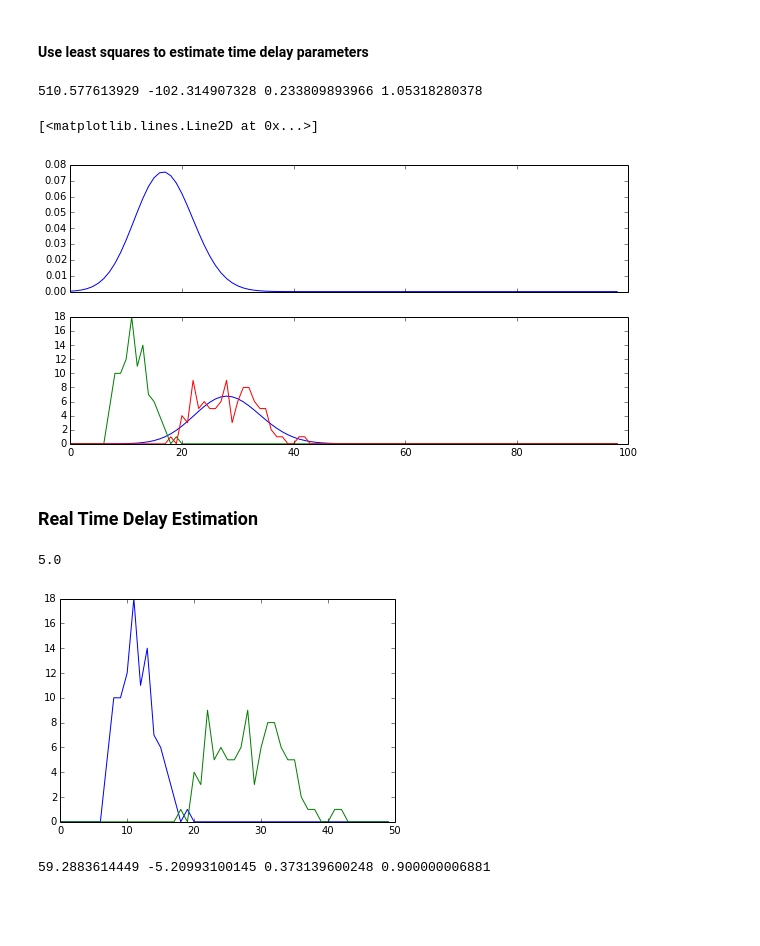
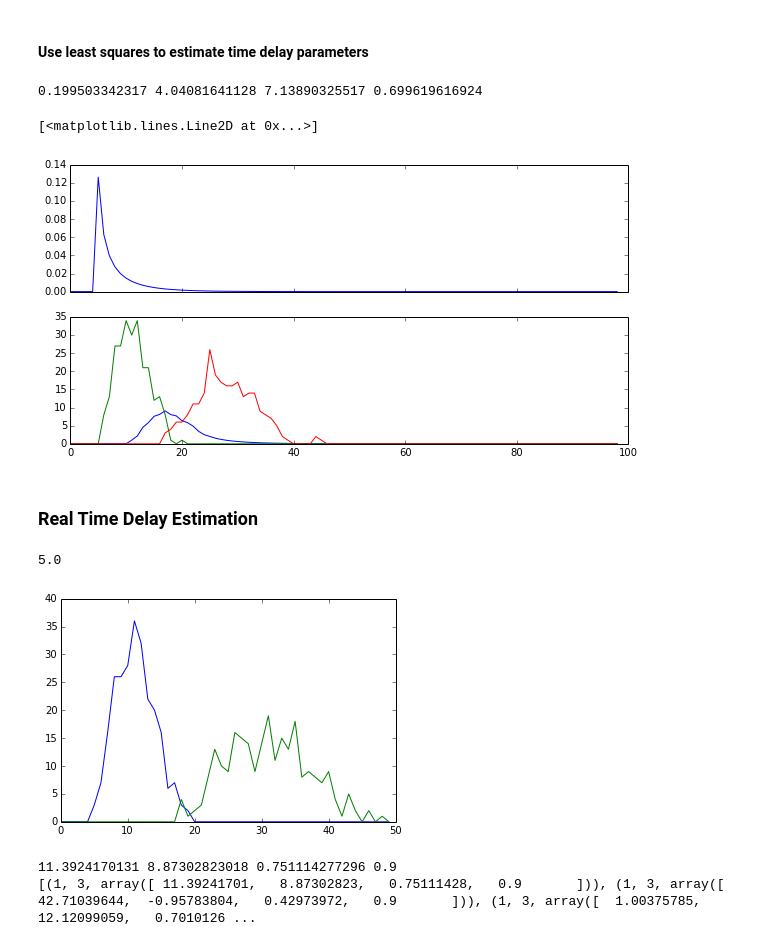
Before and after one commit to athuras/relay, a Jupyter notebook: lambda_agent/pyCrunch/PredictionTesting.ipynb, the cells around one changed output. Cells and saved outputs as stored; diff of their text form; code cells hidden in the pictures; blank space fills up the shorter version.

Commit message:
Refactoring time delay. Adding test for full intersection.

```diff
--- a/lambda_agent/pyCrunch/PredictionTesting.ipynb
+++ b/lambda_agent/pyCrunch/PredictionTesting.ipynb
@@ -28,7 +28,7 @@ def generate_nbr_signals(distance, speed_limit, fast_coeff, amount):
 
     sample = stats.foldnorm(1, scale=3)
 
-    A = sample.rvs(100)#np.where(pwm == 1)[0]
+    A = sample.rvs(250)#np.where(pwm == 1)[0]
 
     # Noise
     n1 = stats.foldnorm(1, scale=2)
@@ -36,18 +36,20 @@ def generate_nbr_signals(distance, speed_limit, fast_coeff, amount):
     noise = n1.rvs(size=A.size) + n2.rvs(size=A.size)
 
     #lag = G.rvs(size=A.size)
-    C = A + 2.2 * noise
-    B = A + 3.0 * noise
+    D = A + 3.4 * noise
+    C = A + 1.8 * noise
+    B = A + 1.3 * noise
     A = A + noise
     u = B.mean() - A.mean()
     s = (A.std() + B.std()) / 2
     a = A#[(A >= u - 2 * s) & (A <= u + 2 * s)]
     b = B#[(B >= u - 2 * s) & (B <= u + 2 * s)]
     c = C
+    d = D
 
     # minslice
     q = min(a.size, b.size, c.size, amount)
-    return G, min_time, a[:q], b[:q], c[:q]
+    return G, min_time, a[:q], b[:q], c[:q], d[:q]
 # %% [markdown]
 ### Generating Predicitons
 # %% [markdown]
@@ -56,7 +58,7 @@ def generate_nbr_signals(distance, speed_limit, fast_coeff, amount):
 bhvr_sample = (((0, 1, 0.1), (0, 2, 0.6), (0, 3, 0.3), (3, 2, 1), (1, 0, 1), \
             (2, 1, 0.2), (2, 0, 0.7), (2, 3, 0.1)),)
 
-gamm, min_time, A, B, C = generate_nbr_signals(1000, 60, 1.2, 400)
+gamm, min_time, A, B, C, D = generate_nbr_signals(1000, 60, 1.2, 400)
 
 # for gamma
 shape = 3
@@ -118,7 +120,7 @@ plsq = leastsq(residuals, p0, args=(y_meas, x))
 f_sh, f_loc, f_sc, a = plsq[0]
 print f_sh, f_loc, f_sc, a
 # %% [output]
-510.577613929 -102.314907328 0.233809893966 1.05318280378
+0.199503342317 4.04081641128 7.13890325517 0.699619616924
 # %%
 l = np.linspace(0, 99, 99)
 fit = stats.gamma(f_sh, loc=f_loc, scale=f_sc).pdf(l)
@@ -133,7 +135,7 @@ a2.plot(y_meas)
 a1.plot(fit)
 # %% [output]
 [<matplotlib.lines.Line2D at 0x...>]
-[figure, old version]
+[figure, new version]
 # %% [markdown]
 ### Real Time Delay Estimation
 # %%
@@ -141,45 +143,54 @@ import time_delay as td
 # %%
 reload(td)
 
-bhvr_sample = (((0, 1, 0.1), (0, 2, 0.6), (0, 3, 0.3), (3, 2, 1), (1, 0, 1), \
-            (2, 1, 0.2), (2, 0, 0.7), (2, 3, 0.1)),)
+bhvr_sample = ((0, 1, 0.1), (0, 2, 0.6), (0, 3, 0.3), (3, 2, 1), (1, 0, 1), \
+            (2, 1, 0.2), (2, 0, 0.7), (2, 3, 0.1))
+
+nbr_bhvrs = (bhvr_sample, bhvr_sample, bhvr_sample, bhvr_sample, bhvr_sample,)
 
 # gamm, min_time, A, B, C = generate_nbr_signals(500, 60, 1.2, 400)
 
 # for gamma
 shape = 2.0
 loc= 5.0#min_time
 scale= 2.0
 gain = 0.9
 
-edges = ((1, 3, (shape, loc, scale, gain)),)
+edges = ((1, 3, (shape, loc, scale, gain)),(1, 3, (shape, loc, scale, gain)),
+         (1, 3, (shape, loc, scale, gain)),(1, 3, (shape, loc, scale, gain)))
 
 bins = np.linspace(0, 100, 100)
 hA = np.histogram(A, bins)
-hO = (np.zeros(len(hA[0])), hA[1])
-nbr_signals = ([hA, hO, hO],)
+hB = np.histogram(B, bins)
+hC = np.histogram(C, bins)
+hD = np.histogram(D, bins)[0]
 
-inlet_signal = np.histogram(B, bins)
+# hO = (np.zeros(len(hA[0])), hA[1])
+
+nbr_signals = ([hA, hB, hC], [hB, hC, hA], [hC, hA, hB],[hC, hB, hA],)
+
+inlet_signal = (hD, hD, hD, hD,)
 
 n = bins.shape[0]
 y_meas = inlet_signal[0]
 x = nbr_signals[0][0][0]
 
 plt.plot(x[:50])
 plt.plot(y_meas[:50])
 print loc
 # %% [output]
 5.0
-[figure, old version]
+[figure, new version]
 # %%
-lsq_ests, lsq_time = td.estimate_time_delay(nbr_signals, bhvr_sample, edges,
-                                            inlet_signal, 1.0)
+lsq_ests, lsq_time = td.estimate_time_delay(nbr_signals, nbr_bhvrs, edges, inlet_signal, 1.0)
 lshape, lloc, lscale, lgain = lsq_ests[0][2]
-print lshape, lloc, lscale, lgain
 
+print  lshape, lloc, lscale, lgain
+print lsq_ests
 lsq_gamma = stats.gamma(lshape, loc=lloc, scale=lscale).pdf(bins)
 # %% [output]
-59.2883614449 -5.20993100145 0.373139600248 0.900000006881
+11.3924170131 8.87302823018 0.751114277296 0.9
+[(1, 3, array([ 11.39241701,   8.87302823,   0.75111428,   0.9       ])), (1, 3, array([ 42.71039644,  -0.95783804,   0.42973972,   0.9       ])), (1, 3, array([  1.00375785,  12.12099059,   0.7010126 ...
 # %%
 n = bins.shape[0]
 conc = np.convolve(lsq_gamma, x, mode='full')[:n]
```
Also changed, not shown: parts of 2 cells of this notebook, 1 other file.
